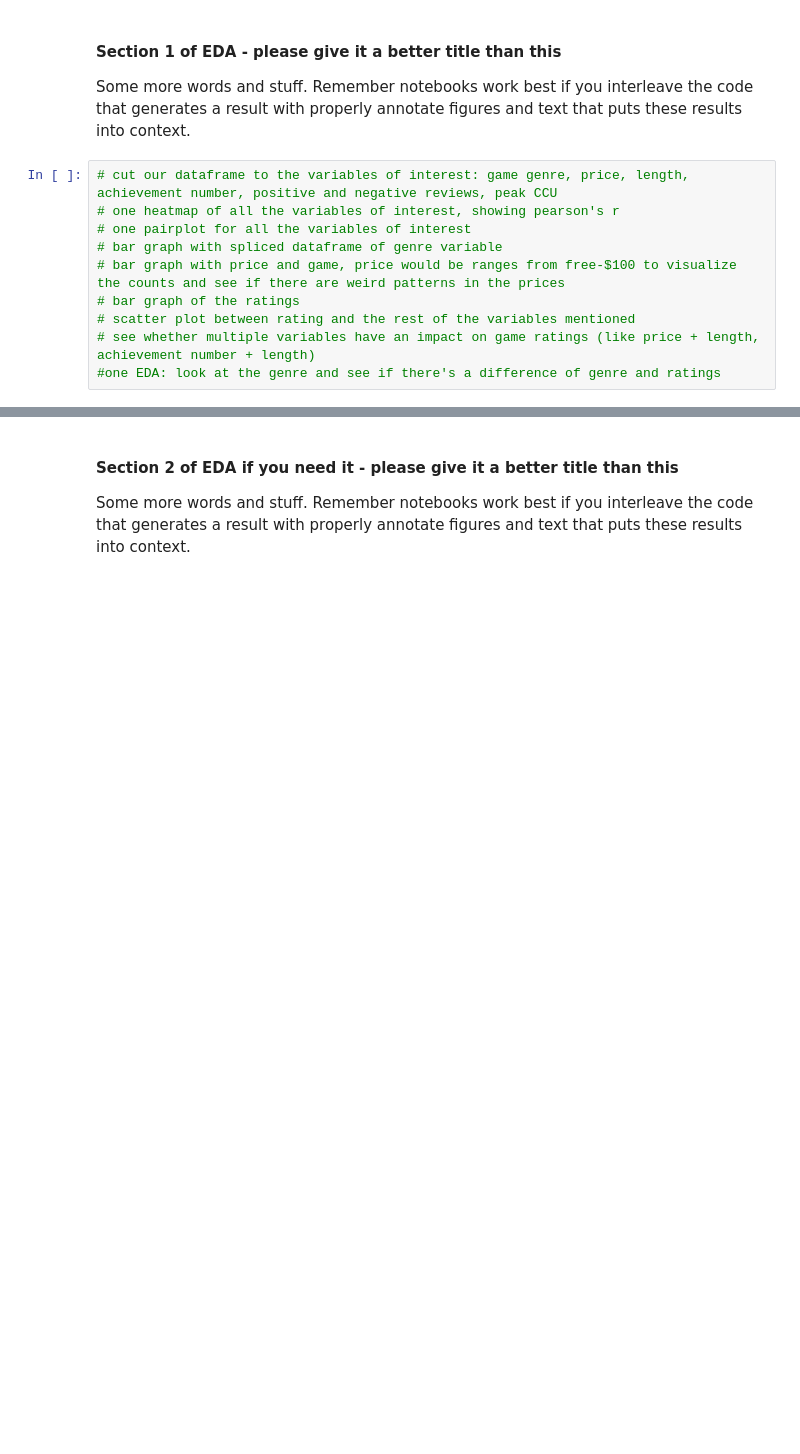
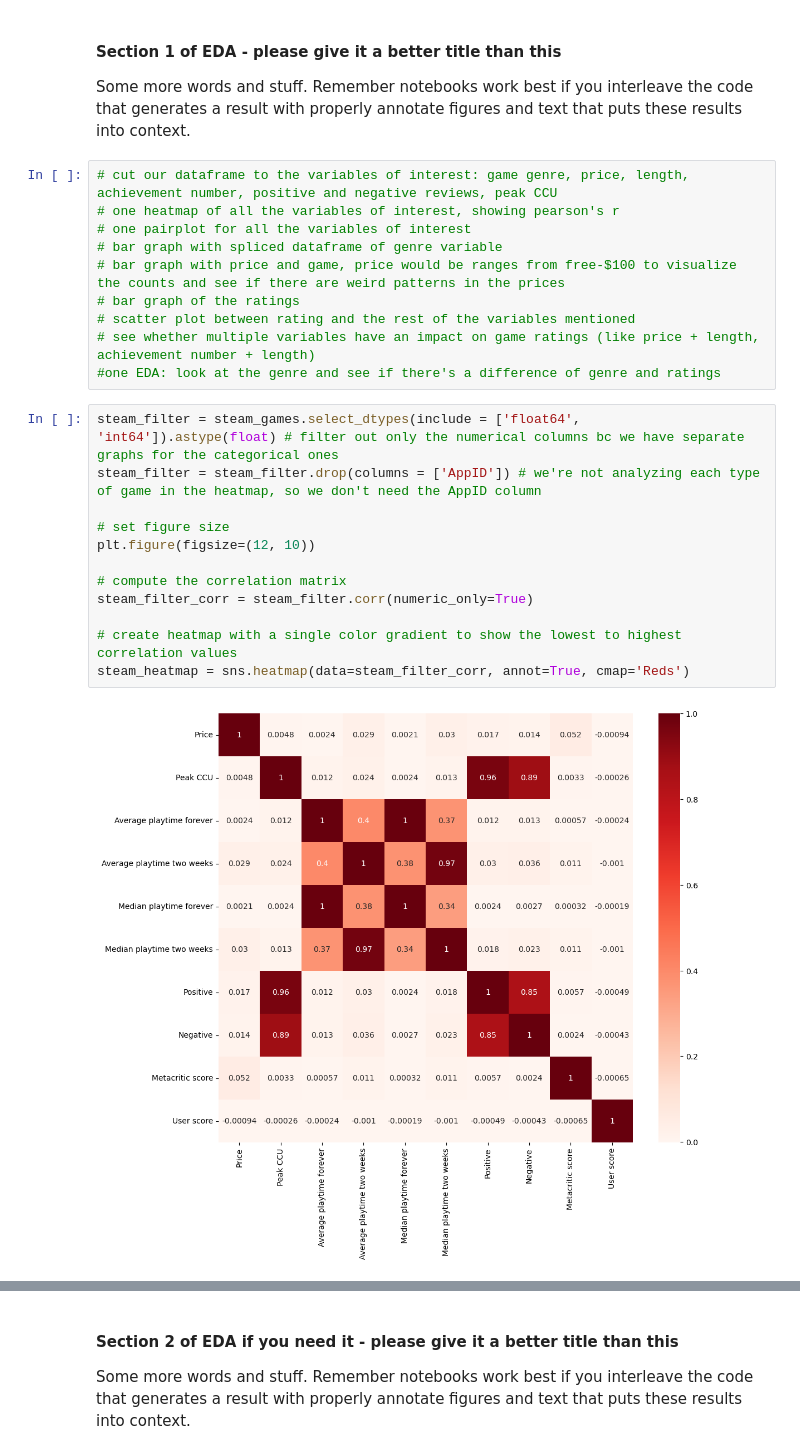
Before and after one commit to COGS108/Group100_WI26, a Jupyter notebook: 02-EDACheckpoint.ipynb, the cells around one changed output, grey strips where cells are left out. Drawn from its saved outputs; the diff is of its cells as text; blank space fills up the shorter version.

Commit message:
heatmap and bar graphs

```diff
--- a/02-EDACheckpoint.ipynb
+++ b/02-EDACheckpoint.ipynb
@@ -461,3 +459,17 @@ Some more words and stuff.  Remember notebooks work best if you interleave the c
 # scatter plot between rating and the rest of the variables mentioned
 # see whether multiple variables have an impact on game ratings (like price + length, achievement number + length)
 #one EDA: look at the genre and see if there's a difference of genre and ratings
+# %%
+steam_filter = steam_games.select_dtypes(include = ['float64', 'int64']).astype(float) # filter out only the numerical columns bc we have separate graphs for the categorical ones
+steam_filter = steam_filter.drop(columns = ['AppID']) # we're not analyzing each type of game in the heatmap, so we don't need the AppID column
+
+# set figure size
+plt.figure(figsize=(12, 10))
+
+# compute the correlation matrix
+steam_filter_corr = steam_filter.corr(numeric_only=True)
+
+# create heatmap with a single color gradient to show the lowest to highest correlation values
+steam_heatmap = sns.heatmap(data=steam_filter_corr, annot=True, cmap='Reds')
+# %% [output]
+[figure, added]
```
Also changed, not shown: parts of 3 cells of this notebook.
